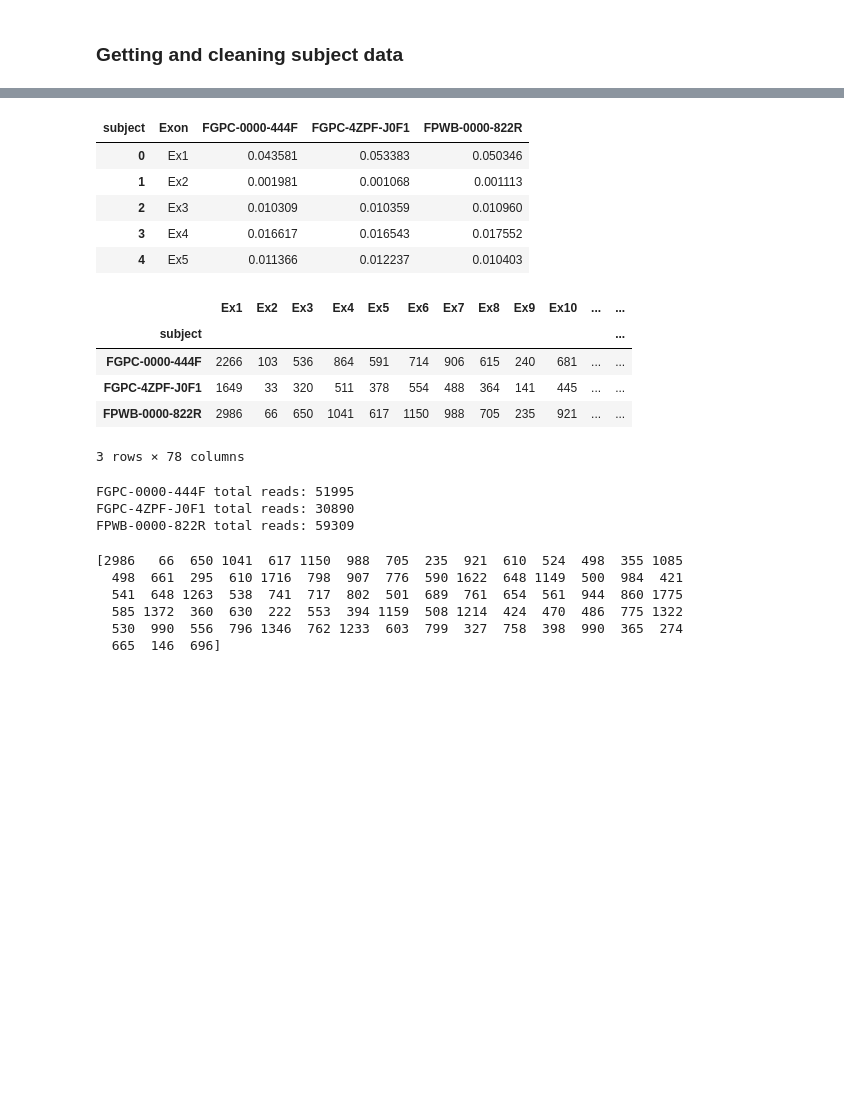
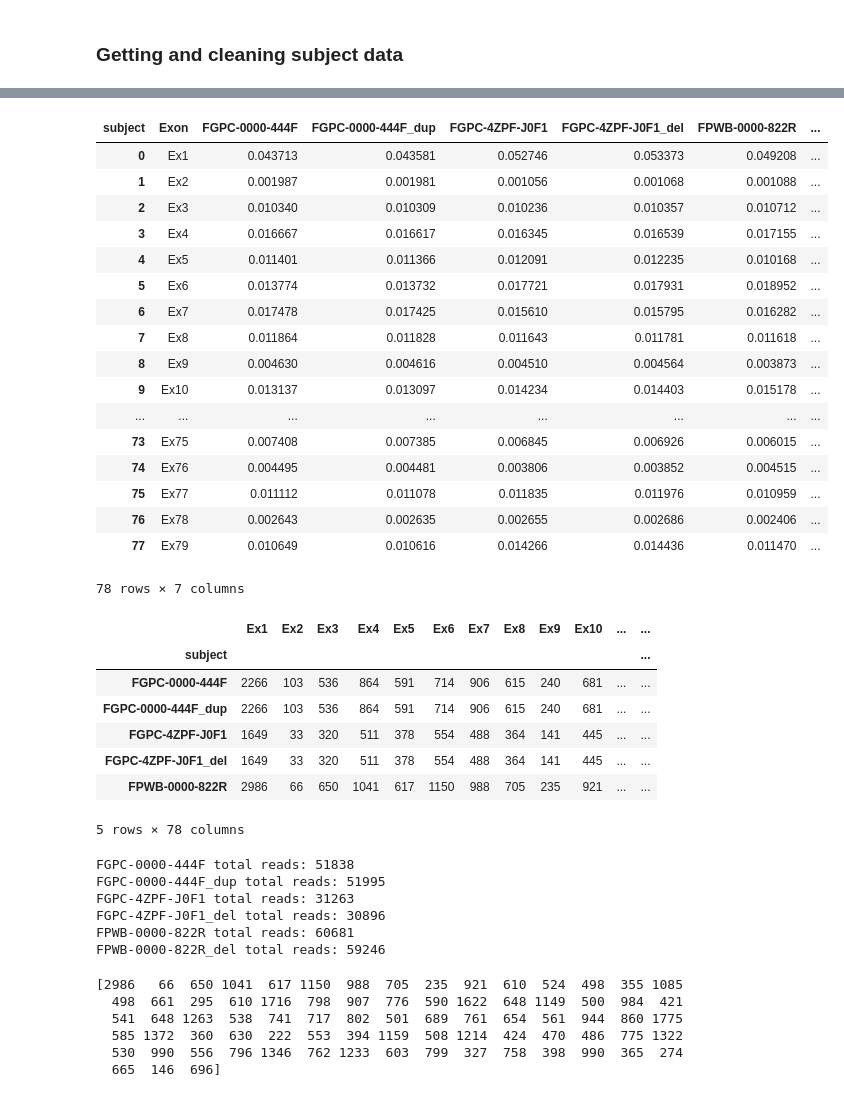
Before and after one commit to vkozareva/geneCNV, a Jupyter notebook: notebooks/Gibbs_sampling_CNV_detection.ipynb, the cells around one changed output, grey strips where cells are left out. Cells and saved outputs as stored; diff of their text form; code cells hidden in the pictures; blank space fills up the shorter version.

Commit message:
comparing simulated subjects to original data

```diff
--- a/notebooks/Gibbs_sampling_CNV_detection.ipynb
+++ b/notebooks/Gibbs_sampling_CNV_detection.ipynb
@@ -290,17 +290,18 @@ plt.show
 # %% [markdown]
 ### Getting and cleaning subject data
 # %%
-simulated_muts = ['FPWB-0000-822R_4850_delPEM', 'FGPC-4ZPF-J0F1_1619_delPEM', 'FGPC-0000-444F_30_dupPEM']
-
+simulated_muts = ['FPWB-0000-822R_4850_delPEM', 'FGPC-4ZPF-J0F1_1619_delPEM', 'FGPC-0000-444F_30_dupPEM',
+                  'FPWB-0000-822R', 'FGPC-4ZPF-J0F1', 'FGPC-0000-444F']
 # using Max's code to build coverage matrix from test subject bamfile
 base_headers = ['subject', 'specimen', 'sample', 'gender', 'sequencer', 'flow_cell_id', 'lane']
 coverage_matrix = [base_headers + exon_labels]
-subject_coverages = {}
 for filename in simulated_muts:
+    subject_coverages = {}
     file_path = '../bams/{}.bam'.format(filename)
     bamfile = pysam.AlignmentFile(file_path, "rb")
     for RG in bamfile.header['RG']:
-        subject, specimen_sample, flow_cell_lane = RG['ID'].split('_')
+        orig_subject, specimen_sample, flow_cell_lane = RG['ID'].split('_')
+        subject = RG['SM']
         gender = subject[0]
         specimen_num, sequencer, sample = specimen_sample.split('-')
         specimen = '{}_{}'.format(subject, specimen_num)
@@ -320,7 +321,7 @@ for filename in simulated_muts:
                 exon_num = interval_info[1]
                 subject_coverages[read.get_tag('RG')][exon_num + len(base_headers)] += 1
 
-coverage_matrix += subject_coverages.values()
+    coverage_matrix += subject_coverages.values()
 coverage_matrix = np.array(coverage_matrix)
 # %%
 test_subjects = pd.DataFrame(coverage_matrix[1:], columns=coverage_matrix[0])
@@ -337,28 +334,46 @@ test_subjects_num.head()
 # %%
 subject_norm, subject_counts = reshape_df(test_subjects_num, df_counts_wanted=True)
 # %%
-subject_norm.head()
+subject_norm.head(78)
 # %% [output]
-| subject | Exon | FGPC-0000-444F | FGPC-4ZPF-J0F1 | FPWB-0000-822R |
-| 0 | Ex1 | 0.043581 | 0.053383 | 0.050346 |
-| 1 | Ex2 | 0.001981 | 0.001068 | 0.001113 |
-| 2 | Ex3 | 0.010309 | 0.010359 | 0.010960 |
-| 3 | Ex4 | 0.016617 | 0.016543 | 0.017552 |
-| 4 | Ex5 | 0.011366 | 0.012237 | 0.010403 |
+| subject | Exon | FGPC-0000-444F | FGPC-0000-444F_dup | FGPC-4ZPF-J0F1 | FGPC-4ZPF-J0F1_del | FPWB-0000-822R | ... |
+| 0 | Ex1 | 0.043713 | 0.043581 | 0.052746 | 0.053373 | 0.049208 | ... |
+| 1 | Ex2 | 0.001987 | 0.001981 | 0.001056 | 0.001068 | 0.001088 | ... |
+| 2 | Ex3 | 0.010340 | 0.010309 | 0.010236 | 0.010357 | 0.010712 | ... |
+| 3 | Ex4 | 0.016667 | 0.016617 | 0.016345 | 0.016539 | 0.017155 | ... |
+| 4 | Ex5 | 0.011401 | 0.011366 | 0.012091 | 0.012235 | 0.010168 | ... |
+| 5 | Ex6 | 0.013774 | 0.013732 | 0.017721 | 0.017931 | 0.018952 | ... |
+| 6 | Ex7 | 0.017478 | 0.017425 | 0.015610 | 0.015795 | 0.016282 | ... |
+| 7 | Ex8 | 0.011864 | 0.011828 | 0.011643 | 0.011781 | 0.011618 | ... |
+| 8 | Ex9 | 0.004630 | 0.004616 | 0.004510 | 0.004564 | 0.003873 | ... |
+| 9 | Ex10 | 0.013137 | 0.013097 | 0.014234 | 0.014403 | 0.015178 | ... |
+| ... | ... | ... | ... | ... | ... | ... | ... |
+| 73 | Ex75 | 0.007408 | 0.007385 | 0.006845 | 0.006926 | 0.006015 | ... |
+| 74 | Ex76 | 0.004495 | 0.004481 | 0.003806 | 0.003852 | 0.004515 | ... |
+| 75 | Ex77 | 0.011112 | 0.011078 | 0.011835 | 0.011976 | 0.010959 | ... |
+| 76 | Ex78 | 0.002643 | 0.002635 | 0.002655 | 0.002686 | 0.002406 | ... |
+| 77 | Ex79 | 0.010649 | 0.010616 | 0.014266 | 0.014436 | 0.011470 | ... |
+78 rows × 7 columns
 # %%
 subject_counts.head()
 # %% [output]
 |  | Ex1 | Ex2 | Ex3 | Ex4 | Ex5 | Ex6 | Ex7 | Ex8 | Ex9 | Ex10 | ... | ... |
 | subject |  |  |  |  |  |  |  |  |  |  |  | ... |
 | FGPC-0000-444F | 2266 | 103 | 536 | 864 | 591 | 714 | 906 | 615 | 240 | 681 | ... | ... |
+| FGPC-0000-444F_dup | 2266 | 103 | 536 | 864 | 591 | 714 | 906 | 615 | 240 | 681 | ... | ... |
 | FGPC-4ZPF-J0F1 | 1649 | 33 | 320 | 511 | 378 | 554 | 488 | 364 | 141 | 445 | ... | ... |
+| FGPC-4ZPF-J0F1_del | 1649 | 33 | 320 | 511 | 378 | 554 | 488 | 364 | 141 | 445 | ... | ... |
 | FPWB-0000-822R | 2986 | 66 | 650 | 1041 | 617 | 1150 | 988 | 705 | 235 | 921 | ... | ... |
-3 rows × 78 columns
+5 rows × 78 columns
 # %%
+# get number of reads for each subject
 for i in range(len(subject_counts)):
     print '{} total reads: {}'.format(subject_counts.index[i], np.sum(np.array(subject_counts.iloc[i])))
 # %% [output]
-FGPC-0000-444F total reads: 51995
-FGPC-4ZPF-J0F1 total reads: 30890
-FPWB-0000-822R total reads: 59309
+FGPC-0000-444F total reads: 51838
+FGPC-0000-444F_dup total reads: 51995
+FGPC-4ZPF-J0F1 total reads: 31263
+FGPC-4ZPF-J0F1_del total reads: 30896
+FPWB-0000-822R total reads: 60681
+FPWB-0000-822R_del total reads: 59246
 # %%
```
Also changed, not shown: parts of 12 cells of this notebook, 1 other file.
